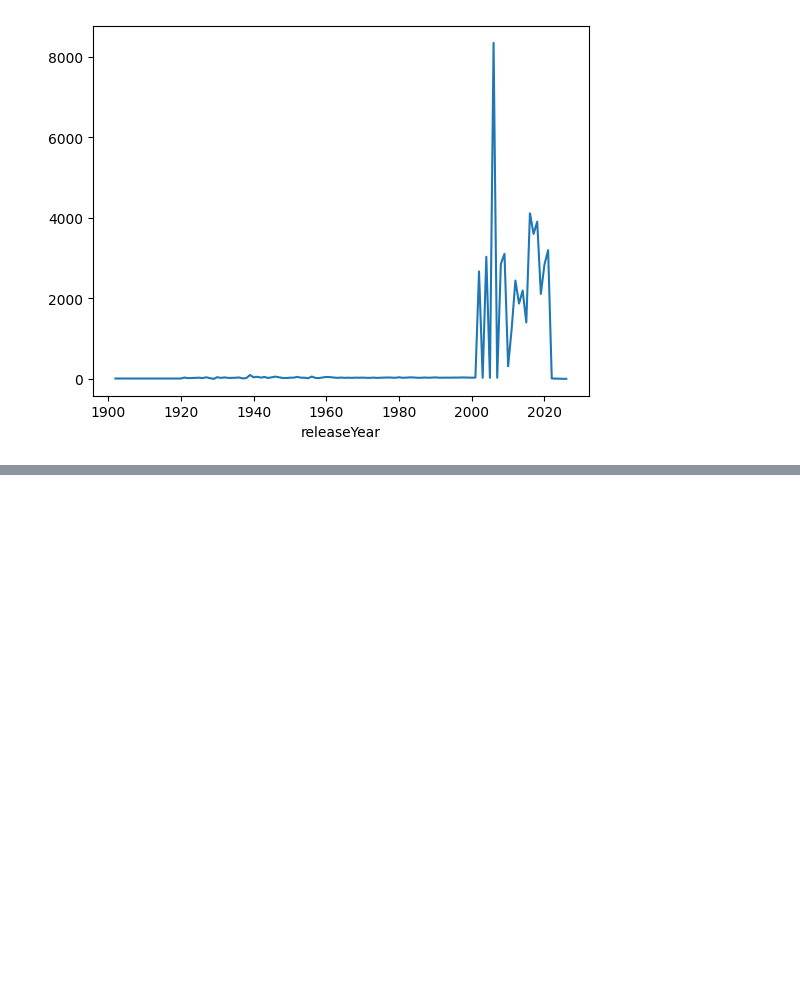
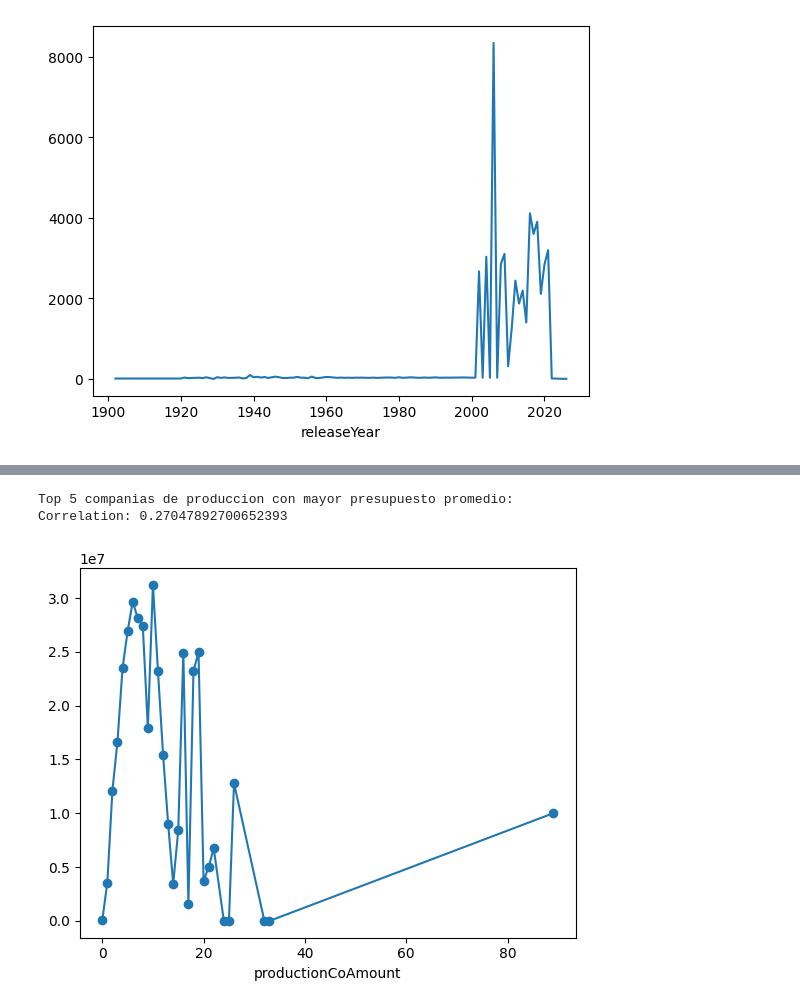
Before and after one commit to Vann06/Mineria_Datos, a Jupyter notebook: Lab_1.ipynb, the cells around one changed output, grey strips where cells are left out. Saved outputs shown, nothing was run; the diff lists cells and outputs as text; code cells hidden in the pictures; blank space fills up the shorter version.

```diff
--- a/Lab_1.ipynb
+++ b/Lab_1.ipynb
@@ -130,0 +155,12 @@ Correlation: -0.00839292792362437
+# %%
+[print("Top 5 companias de produccion con mayor presupuesto promedio:")]
+data_extra3 = df.dropna(subset=['productionCoAmount', 'budget'])
+
+print("Correlation:", data_extra3['productionCoAmount'].corr(data_extra3['budget']))
+
+data_extra3.groupby('productionCoAmount')['budget'].mean().plot(style='o-')
+plt.show()
+# %% [output]
+Top 5 companias de produccion con mayor presupuesto promedio:
+Correlation: 0.27047892700652393
+[figure, added]
```
Also changed, not shown: parts of 2 cells of this notebook.
